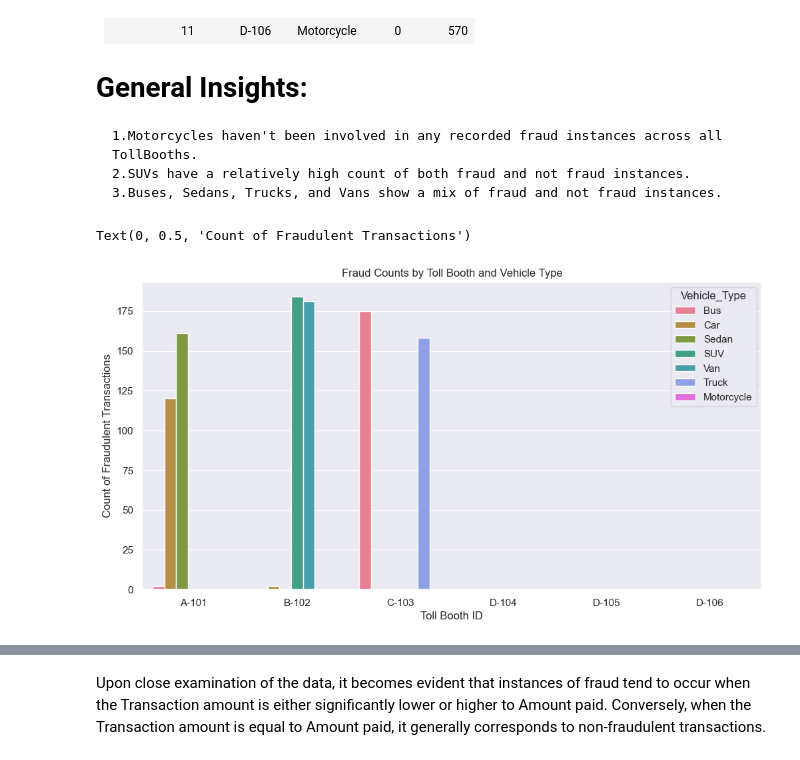
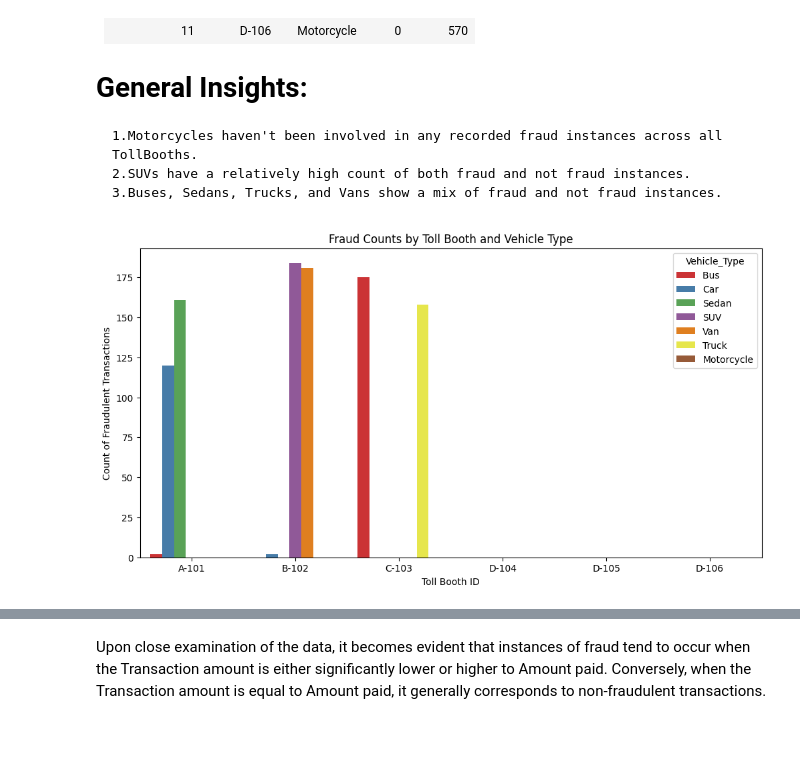
Before and after one commit to SaidurRahmanChowdhury/Fastag_Fraud_Detection, a Jupyter notebook: Fastag Fraud Detection.ipynb, the cells around one changed output, grey strips where cells are left out. Cells and saved outputs as stored; diff of their text form; code cells hidden in the pictures.

```diff
--- a/Fastag Fraud Detection.ipynb
+++ b/Fastag Fraud Detection.ipynb
@@ -204,15 +226,19 @@ plt.tight_layout()
 # %%
 derived = df.groupby(['TollBoothID','Vehicle_Type','Fraud_indicator']).size().reset_index(name='Count')
 derived_pivot = derived.pivot_table(index=['TollBoothID', 'Vehicle_Type'], columns='Fraud_indicator', values='Count', fill_value=0).reset_index()
 
+# Define a custom color palette
+custom_palette = sns.color_palette("Set1", n_colors=len(derived_pivot['Vehicle_Type'].unique()))
+
+# Create the bar plot
 plt.figure(figsize=(12, 6))
-sns.barplot(x='TollBoothID', y='Fraud', data=derived_pivot, hue='Vehicle_Type', palette=unique_colors, dodge=True)
+sns.barplot(x='TollBoothID', y='Fraud', data=derived_pivot, hue='Vehicle_Type', palette=custom_palette, dodge=True)
 plt.title('Fraud Counts by Toll Booth and Vehicle Type')
 plt.xlabel('Toll Booth ID')
 plt.ylabel('Count of Fraudulent Transactions')
+plt.show()
 # %% [output]
-Text(0, 0.5, 'Count of Fraudulent Transactions')
-[figure, old version]
+[figure, new version]
 # %%
 plt.figure(figsize=(10, 6))
 sns.scatterplot(x='Transaction_Amount', y='Amount_paid', hue='Fraud_indicator', data=df, palette='viridis', alpha=0.7)
```
Also changed, not shown: parts of 27 cells of this notebook.
